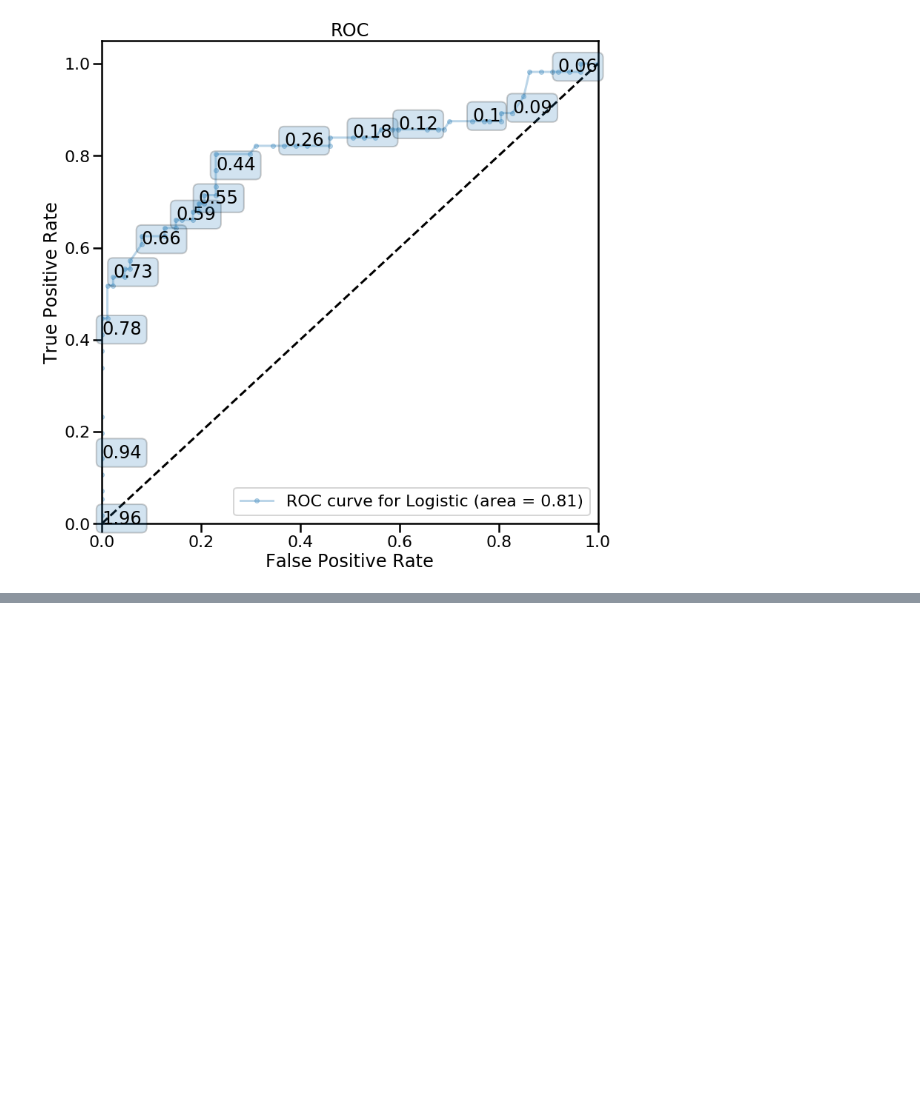
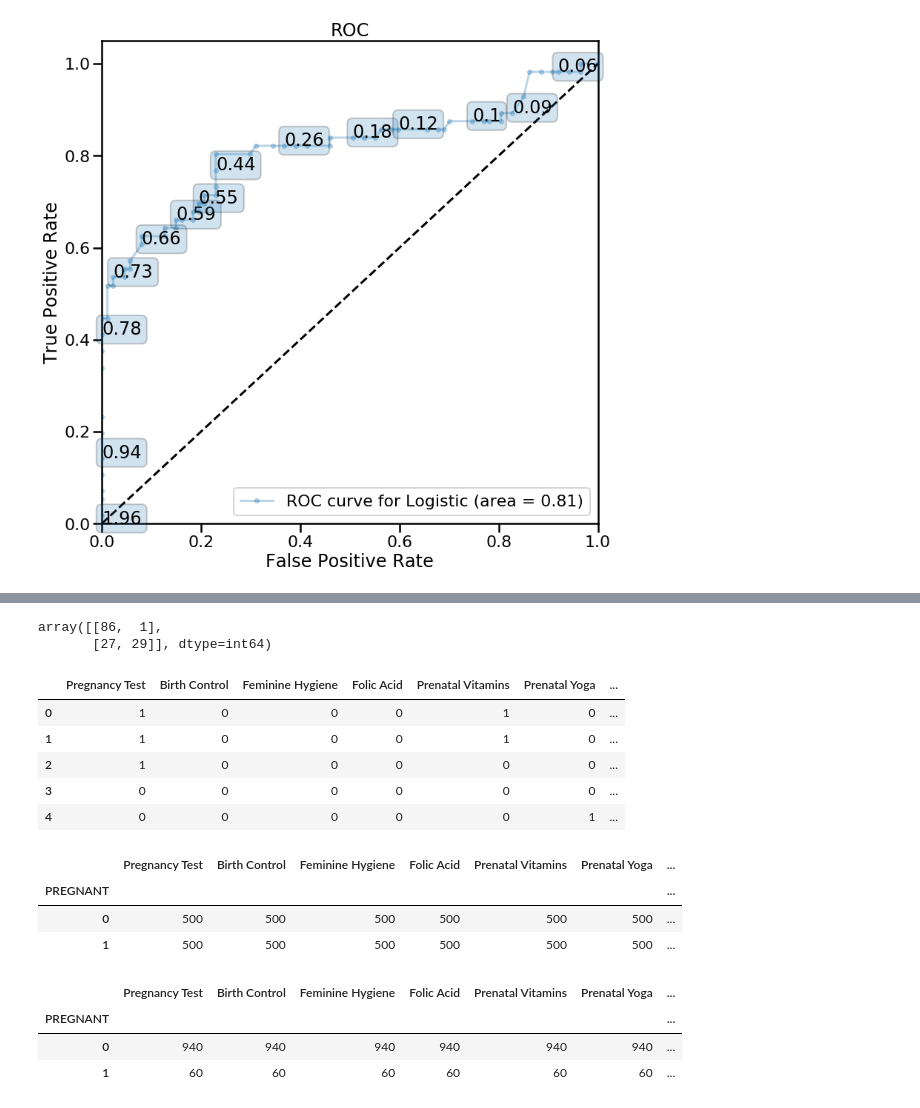
Before and after one commit to mashwinmuthiah/Harvard_CS109, a Jupyter notebook: Section/Section 7-17/classification.ipynb, the cells around one changed output, grey strips where cells are left out. Saved outputs shown, nothing was run; the diff lists cells and outputs as text; code cells hidden in the pictures; blank space fills up the shorter version.

```diff
--- a/Section/Section 7-17/classification.ipynb
+++ b/Section/Section 7-17/classification.ipynb
@@ -133,0 +174,31 @@ make_roc('Logistic',logit,y_test,X_test)
+# %%
+from sklearn.metrics import confusion_matrix
+confusion_matrix(y_test,predict_prob>0.75)
+# %% [output]
+array([[86,  1],
+       [27, 29]], dtype=int64)
+# %%
+store_train = pd.read_csv("https://raw.githubusercontent.com/nathanielburbank/CS109/master/s7_data/store_data_train.csv")
+store_test = pd.read_csv("https://raw.githubusercontent.com/nathanielburbank/CS109/master/s7_data/store_data_test.csv")
+store_train.head()
+# %% [output]
+|  | Pregnancy Test | Birth Control | Feminine Hygiene | Folic Acid | Prenatal Vitamins | Prenatal Yoga | ... |
+| 0 | 1 | 0 | 0 | 0 | 1 | 0 | ... |
+| 1 | 1 | 0 | 0 | 0 | 1 | 0 | ... |
+| 2 | 1 | 0 | 0 | 0 | 0 | 0 | ... |
+| 3 | 0 | 0 | 0 | 0 | 0 | 0 | ... |
+| 4 | 0 | 0 | 0 | 0 | 0 | 1 | ... |
+# %%
+store_train.groupby('PREGNANT').count()
+# %% [output]
+|  | Pregnancy Test | Birth Control | Feminine Hygiene | Folic Acid | Prenatal Vitamins | Prenatal Yoga | ... |
+| PREGNANT |  |  |  |  |  |  | ... |
+| 0 | 500 | 500 | 500 | 500 | 500 | 500 | ... |
+| 1 | 500 | 500 | 500 | 500 | 500 | 500 | ... |
+# %%
+store_test.groupby('PREGNANT').count()
+# %% [output]
+|  | Pregnancy Test | Birth Control | Feminine Hygiene | Folic Acid | Prenatal Vitamins | Prenatal Yoga | ... |
+| PREGNANT |  |  |  |  |  |  | ... |
+| 0 | 940 | 940 | 940 | 940 | 940 | 940 | ... |
+| 1 | 60 | 60 | 60 | 60 | 60 | 60 | ... |
```
Also changed, not shown: parts of 9 cells of this notebook.
